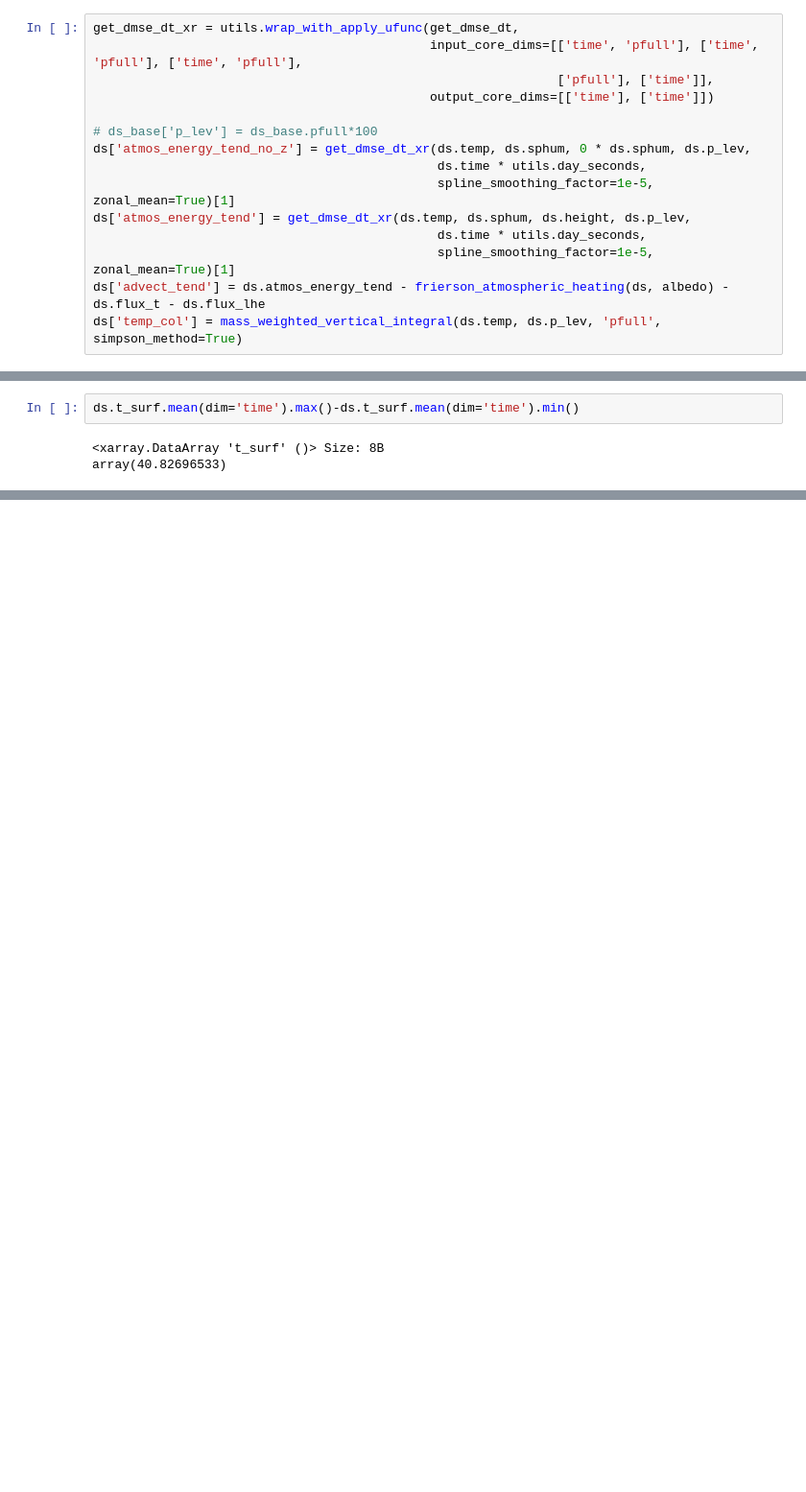
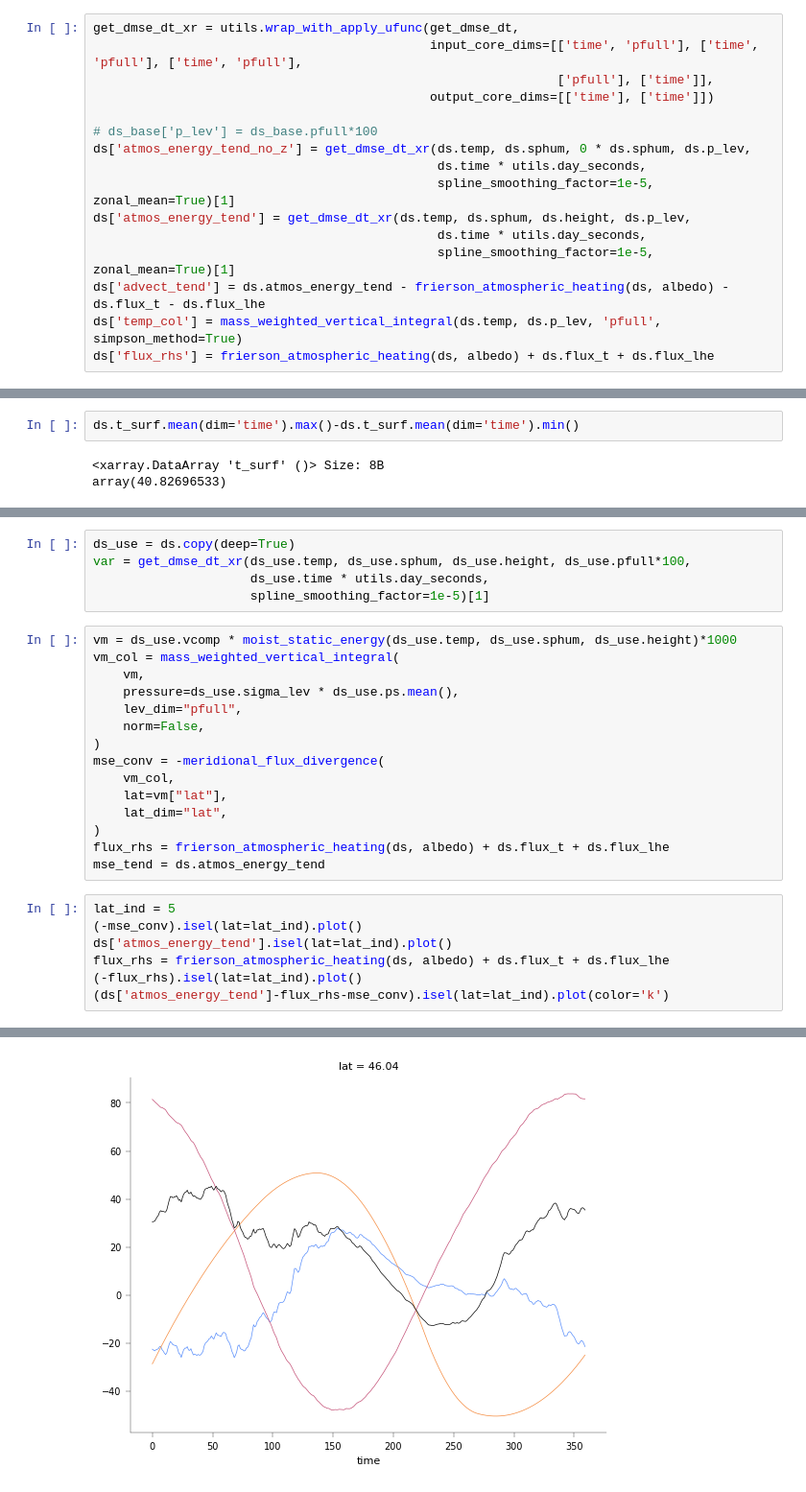
Before and after one commit to jduffield65/Isca, a Jupyter notebook: jobs/thesis_season/meridional_advection.ipynb, the cells around one changed output, grey strips where cells are left out. Shown at 96% size. Cells and saved outputs as stored; diff of their text form; blank space fills up the shorter version.

```diff
--- a/jobs/thesis_season/meridional_advection.ipynb
+++ b/jobs/thesis_season/meridional_advection.ipynb
@@ -81,6 +81,7 @@ ds['atmos_energy_tend'] = get_dmse_dt_xr(ds.temp, ds.sphum, ds.height, ds.p_lev,
                                               spline_smoothing_factor=1e-5, zonal_mean=True)[1]
 ds['advect_tend'] = ds.atmos_energy_tend - frierson_atmospheric_heating(ds, albedo) - ds.flux_t - ds.flux_lhe
 ds['temp_col'] = mass_weighted_vertical_integral(ds.temp, ds.p_lev, 'pfull', simpson_method=True)
+ds['flux_rhs'] = frierson_atmospheric_heating(ds, albedo) + ds.flux_t + ds.flux_lhe
 # %% [markdown]
 ### Comparison of MSE tendency with versus without geopotential height
 In single column simulations and the Donohoe 2013 paper, there is no geopotential height term. However, below it seems the geopotential height term actually has a notable effect.
@@ -208,0 +308,28 @@ array(40.82696533)
+# %%
+ds_use = ds.copy(deep=True)
+var = get_dmse_dt_xr(ds_use.temp, ds_use.sphum, ds_use.height, ds_use.pfull*100,
+                     ds_use.time * utils.day_seconds,
+                     spline_smoothing_factor=1e-5)[1]
+# %%
+vm = ds_use.vcomp * moist_static_energy(ds_use.temp, ds_use.sphum, ds_use.height)*1000
+vm_col = mass_weighted_vertical_integral(
+    vm,
+    pressure=ds_use.sigma_lev * ds_use.ps.mean(),
+    lev_dim="pfull",
+    norm=False,
+)
+mse_conv = -meridional_flux_divergence(
+    vm_col,
+    lat=vm["lat"],
+    lat_dim="lat",
+)
+flux_rhs = frierson_atmospheric_heating(ds, albedo) + ds.flux_t + ds.flux_lhe
+mse_tend = ds.atmos_energy_tend
+# %%
+lat_ind = 5
+(-mse_conv).isel(lat=lat_ind).plot()
+ds['atmos_energy_tend'].isel(lat=lat_ind).plot()
+flux_rhs = frierson_atmospheric_heating(ds, albedo) + ds.flux_t + ds.flux_lhe
+(-flux_rhs).isel(lat=lat_ind).plot()
+(ds['atmos_energy_tend']-flux_rhs-mse_conv).isel(lat=lat_ind).plot(color='k')
+# %% [output]
@@ -208,0 +337 @@ array(40.82696533)
+[figure, added]
```
Also changed, not shown: parts of 17 cells of this notebook.
